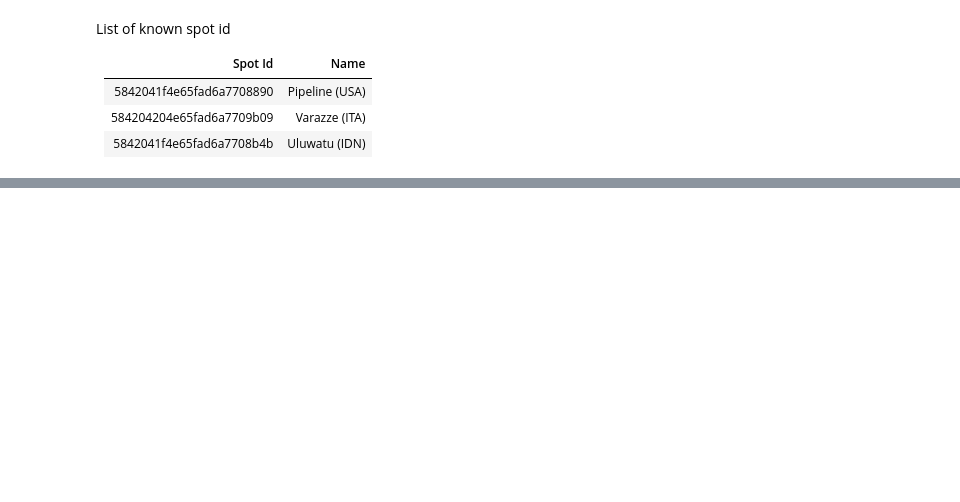
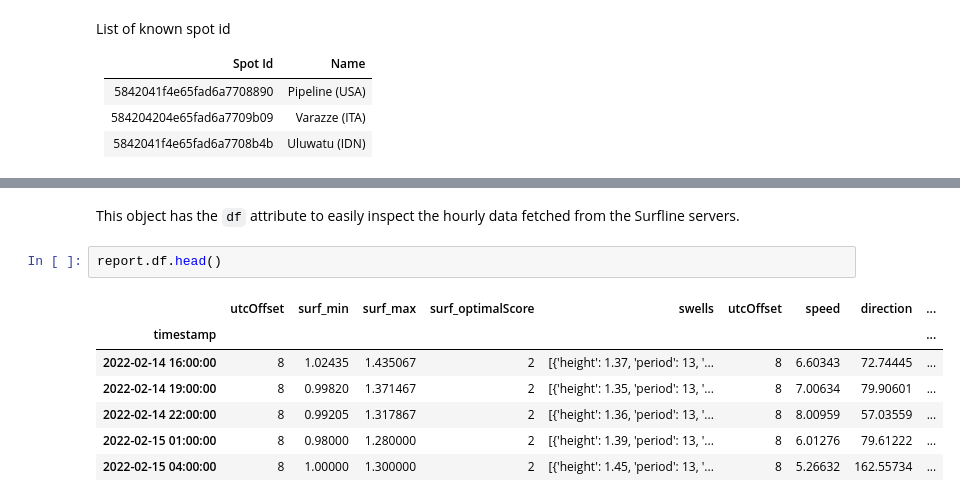
Before and after one commit to giocaizzi/pysurfline, a Jupyter notebook: docs/examples/surf_report.ipynb, the cells around one changed output, grey strips where cells are left out. Cells and saved outputs as stored; diff of their text form; blank space fills up the shorter version.

```diff
--- a/docs/examples/surf_report.ipynb
+++ b/docs/examples/surf_report.ipynb
@@ -177,0 +34,12 @@ ax.legend(fontsize=5)
+# %% [markdown]
+This object has the `df` attribute to easily inspect the hourly data fetched from the Surfline servers.
+# %%
+report.df.head()
+# %% [output]
+|  | utcOffset | surf_min | surf_max | surf_optimalScore | swells | utcOffset | speed | direction | ... |
+| timestamp |  |  |  |  |  |  |  |  | ... |
+| 2022-02-14 16:00:00 | 8 | 1.02435 | 1.435067 | 2 | [{'height': 1.37, 'period': 13, '... | 8 | 6.60343 | 72.74445 | ... |
+| 2022-02-14 19:00:00 | 8 | 0.99820 | 1.371467 | 2 | [{'height': 1.35, 'period': 13, '... | 8 | 7.00634 | 79.90601 | ... |
+| 2022-02-14 22:00:00 | 8 | 0.99205 | 1.317867 | 2 | [{'height': 1.36, 'period': 13, '... | 8 | 8.00959 | 57.03559 | ... |
+| 2022-02-15 01:00:00 | 8 | 0.98000 | 1.280000 | 2 | [{'height': 1.39, 'period': 13, '... | 8 | 6.01276 | 79.61222 | ... |
+| 2022-02-15 04:00:00 | 8 | 1.00000 | 1.300000 | 2 | [{'height': 1.45, 'period': 13, '... | 8 | 5.26632 | 162.55734 | ... |
```
Also changed, not shown: parts of 15 cells of this notebook, 22 other files.
